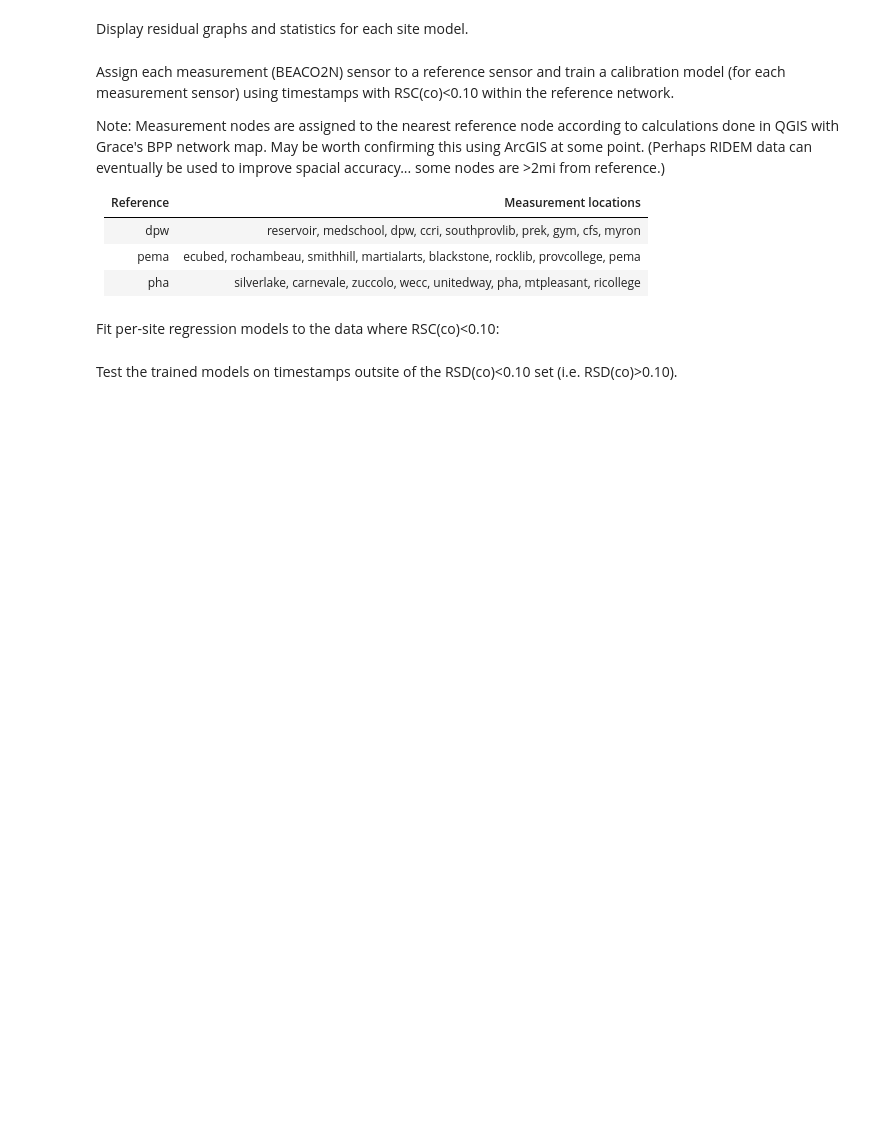
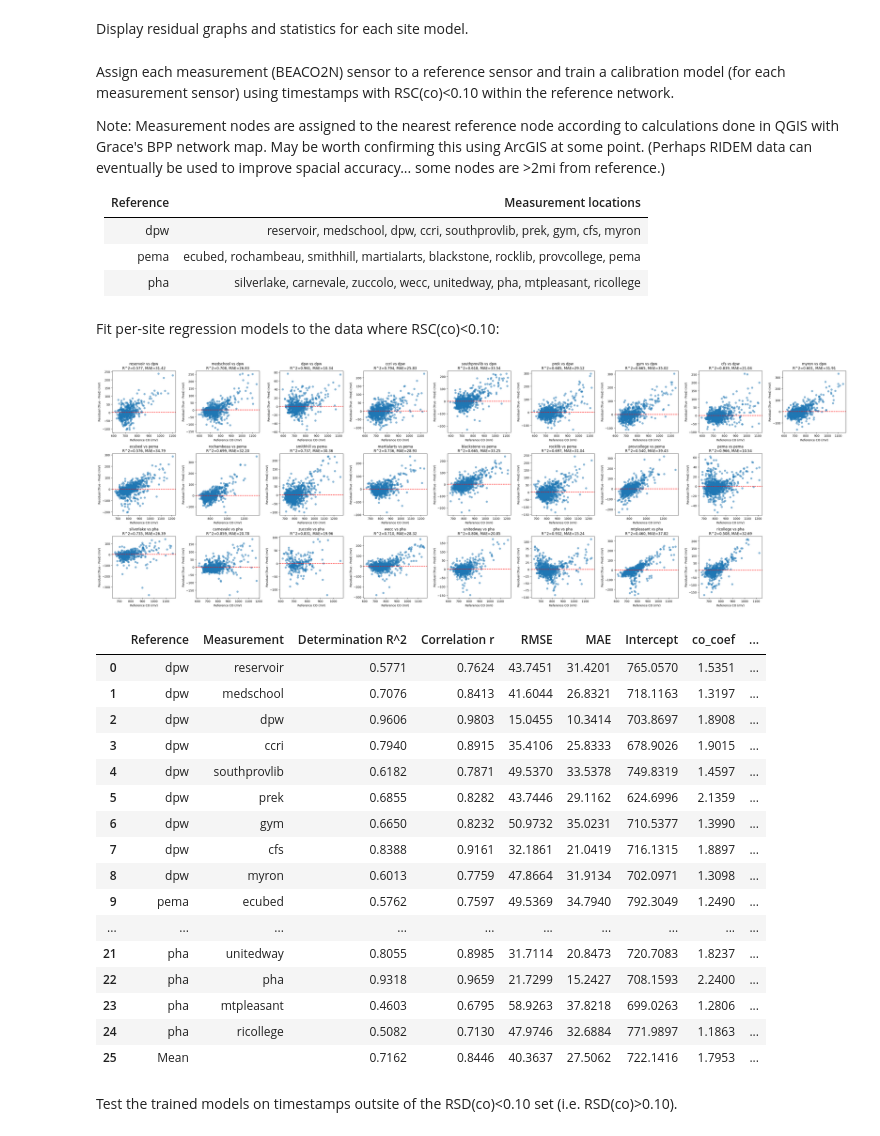
Before and after one commit to dwoodilla/bpp-scripts, a Jupyter notebook: BEACO2N_CO_calibration.ipynb, the cells around one changed output. Saved outputs shown, nothing was run; the diff lists cells and outputs as text; code cells hidden in the pictures; blank space fills up the shorter version.

Commit message:
got plots for BEACO2N calibrated CO residuals

```diff
--- a/BEACO2N_CO_calibration.ipynb
+++ b/BEACO2N_CO_calibration.ipynb
@@ -107,7 +108,13 @@ import matplotlib.pyplot as plt
 from numpy import sqrt
 from sklearn.metrics import mean_absolute_error, r2_score
 
-def plot_zones(zones, models, y_test, y_test_pred) :
+def plot_zones(
+        zones: t.Dict[str, t.List[str]],
+        models: t.Dict[str, t.Dict[str, LinearRegression]],
+        y_test: t.Dict[str, t.Dict[str, pd.Series]],
+        y_test_pred: t.Dict[str, t.Dict[str, pd.Series]]) \
+    -> None :
+
     num_refsites = len(zones)
     max_num_meassites = max(len(sites) for sites in zones.values())
     fig, axes = plt.subplots(num_refsites, max_num_meassites, figsize=(4*max_num_meassites, 4*num_refsites), squeeze=False)
@@ -115,10 +122,18 @@ def plot_zones(zones, models, y_test, y_test_pred) :
 
     for row, (ref_site, meas_site_list) in enumerate(zones.items()):
         for col, meas_site in enumerate(meas_site_list):
-            y_true = y_test[ref_site][meas_site]
-            y_pred = y_test_pred[ref_site][meas_site]
+            y_true = y_test[ref_site][meas_site] # pd.Series
+            # print(type(y_true))
+            y_pred = y_test_pred[ref_site][meas_site] # np.ndarray
+            # print(type(y_pred))
             if len(y_true)==0 or len(y_pred)==0:
                 axes[row][col].set_visible(False); continue
+            if len(y_true) != len(y_pred): raise ValueError("Length discrepancy")
+            if np.size(y_true) != np.size(y_pred): raise ValueError("Size discrepancy")
+            # print(np.size(y_true))
+            # print(np.size(y_pred))
+            # display(y_true)
+            # display(y_pred)
             residual = y_true - y_pred
             axes[row, col].scatter(y_true, residual, alpha=0.5)
             axes[row, col].axhline(0, color='red', linestyle='--')
@@ -184,41 +199,63 @@ zones = {
 dist_models = {ref_site : {meas_site : LinearRegression() for meas_site in zones[ref_site]} for ref_site in zones.keys()}
 X_train = {ref_site : {meas_site : pd.DataFrame() for meas_site in zones[ref_site]} for ref_site in zones.keys()}
 y_train = {ref_site : {meas_site : pd.Series(dtype=float) for meas_site in zones[ref_site]} for ref_site in zones.keys()}
 
 X_test_lt_10pc_rsd = {ref_site : {meas_site : pd.DataFrame() for meas_site in zones[ref_site]} for ref_site in zones.keys()}
 y_test_lt_10pc_rsd = {ref_site : {meas_site : pd.Series(dtype=float) for meas_site in zones[ref_site]} for ref_site in zones.keys()}
 y_test_pred_lt_10pc_rsd = {ref_site : {meas_site : pd.Series(dtype=float) for meas_site in zones[ref_site]} for ref_site in zones.keys()}
 
-X_test_gt_10pc_rsd = {ref_site : {meas_site : pd.DataFrame() for meas_site in zones[ref_site]} for ref_site in zones.keys()}
-y_test_gt_10pc_rsd = {ref_site : {meas_site : pd.Series(dtype=float) for meas_site in zones[ref_site]} for ref_site in zones.keys()}
-y_test_pred_gt_10pc_rsd = {ref_site : {meas_site : pd.Series(dtype=float) for meas_site in zones[ref_site]} for ref_site in zones.keys()}
+test_times_lt_10pc_rsd = {ref_site : {meas_site : pd.Series() for meas_site in zones[ref_site]} for ref_site in zones.keys()}
 
 drop_cols = ["timestamp", "co_corrected"]
 
 for ref_site in zones.keys():
     for meas_site in zones[ref_site]:
         # Get the indices for train/test split based on the available timestamps for this measurement site
         train_indxs, test_indxs = train_test_split(range(len(meas_times_rsd_lt_10pc[meas_site])), random_state=0)
 
         # Select the timestamps for train/test
         train_times = meas_times_rsd_lt_10pc[meas_site].iloc[train_indxs]
         test_times = meas_times_rsd_lt_10pc[meas_site].iloc[test_indxs]
+        test_times_lt_10pc_rsd[ref_site][meas_site] = test_times
 
         # Select the measurement data for train/test, dropping timestamp column
-        X_train[ref_site][meas_site] = measurement_df[meas_site][measurement_df[meas_site]["timestamp"].isin(train_times)].drop(columns=drop_cols)
-        X_test_lt_10pc_rsd[ref_site][meas_site] = measurement_df[meas_site][measurement_df[meas_site]["timestamp"].isin(test_times)].drop(columns=drop_cols)
+        X_train[ref_site][meas_site] = measurement_df[meas_site][measurement_df[meas_site]["timestamp"].isin(train_times)].set_index("timestamp")
+        X_test_lt_10pc_rsd[ref_site][meas_site] = measurement_df[meas_site][measurement_df[meas_site]["timestamp"].isin(test_times)].set_index("timestamp")
 
         X_train[ref_site][meas_site] = X_train[ref_site][meas_site][["co", "temp", "rh"]]
         X_test_lt_10pc_rsd[ref_site][meas_site] = X_test_lt_10pc_rsd[ref_site][meas_site][["co", "temp", "rh"]]
 
         # Select the reference data for train/test, matching timestamps
-        y_train[ref_site][meas_site] = reference_df[ref_site][reference_df[ref_site]["timestamp"].isin(train_times)]["co"]
-        y_test_lt_10pc_rsd[ref_site][meas_site] = reference_df[ref_site][reference_df[ref_site]["timestamp"].isin(test_times)]["co"]
+        y_train[ref_site][meas_site] = reference_df[ref_site][reference_df[ref_site]["timestamp"].isin(train_times)].set_index("timestamp")["co"]
+        y_test_lt_10pc_rsd[ref_site][meas_site] = reference_df[ref_site][reference_df[ref_site]["timestamp"].isin(test_times)].set_index("timestamp")["co"]
 
         dist_models[ref_site][meas_site].fit(X_train[ref_site][meas_site], y_train[ref_site][meas_site])
-        y_test_pred_lt_10pc_rsd[ref_site][meas_site] = dist_models[ref_site][meas_site].predict(X_test_lt_10pc_rsd[ref_site][meas_site]) # type: ignore
+        y_test_pred_lt_10pc_rsd[ref_site][meas_site] = pd.Series(
+            dist_models[ref_site][meas_site].predict(X_test_lt_10pc_rsd[ref_site][meas_site]),
+            index=y_test_lt_10pc_rsd[ref_site][meas_site].index
+        )
+        # This is mapping to np.ndarrays when it should be mapping to a pd.Series
 
 plot_zones(zones, dist_models, y_test_lt_10pc_rsd, y_test_pred_lt_10pc_rsd)
+# %% [output]
+[figure, added]
+|  | Reference | Measurement | Determination R^2 | Correlation r | RMSE | MAE | Intercept | co_coef | ... |
+| 0 | dpw | reservoir | 0.5771 | 0.7624 | 43.7451 | 31.4201 | 765.0570 | 1.5351 | ... |
+| 1 | dpw | medschool | 0.7076 | 0.8413 | 41.6044 | 26.8321 | 718.1163 | 1.3197 | ... |
+| 2 | dpw | dpw | 0.9606 | 0.9803 | 15.0455 | 10.3414 | 703.8697 | 1.8908 | ... |
+| 3 | dpw | ccri | 0.7940 | 0.8915 | 35.4106 | 25.8333 | 678.9026 | 1.9015 | ... |
+| 4 | dpw | southprovlib | 0.6182 | 0.7871 | 49.5370 | 33.5378 | 749.8319 | 1.4597 | ... |
+| 5 | dpw | prek | 0.6855 | 0.8282 | 43.7446 | 29.1162 | 624.6996 | 2.1359 | ... |
+| 6 | dpw | gym | 0.6650 | 0.8232 | 50.9732 | 35.0231 | 710.5377 | 1.3990 | ... |
+| 7 | dpw | cfs | 0.8388 | 0.9161 | 32.1861 | 21.0419 | 716.1315 | 1.8897 | ... |
+| 8 | dpw | myron | 0.6013 | 0.7759 | 47.8664 | 31.9134 | 702.0971 | 1.3098 | ... |
+| 9 | pema | ecubed | 0.5762 | 0.7597 | 49.5369 | 34.7940 | 792.3049 | 1.2490 | ... |
+| ... | ... | ... | ... | ... | ... | ... | ... | ... | ... |
+| 21 | pha | unitedway | 0.8055 | 0.8985 | 31.7114 | 20.8473 | 720.7083 | 1.8237 | ... |
+| 22 | pha | pha | 0.9318 | 0.9659 | 21.7299 | 15.2427 | 708.1593 | 2.2400 | ... |
+| 23 | pha | mtpleasant | 0.4603 | 0.6795 | 58.9263 | 37.8218 | 699.0263 | 1.2806 | ... |
+| 24 | pha | ricollege | 0.5082 | 0.7130 | 47.9746 | 32.6884 | 771.9897 | 1.1863 | ... |
+| 25 | Mean |  | 0.7162 | 0.8446 | 40.3637 | 27.5062 | 722.1416 | 1.7953 | ... |
 # %% [markdown]
 Test the trained models on timestamps outsite of the RSD(co)<0.10 set (i.e. RSD(co)>0.10).
 # %%
```
Also changed, not shown: parts of 9 cells of this notebook.
